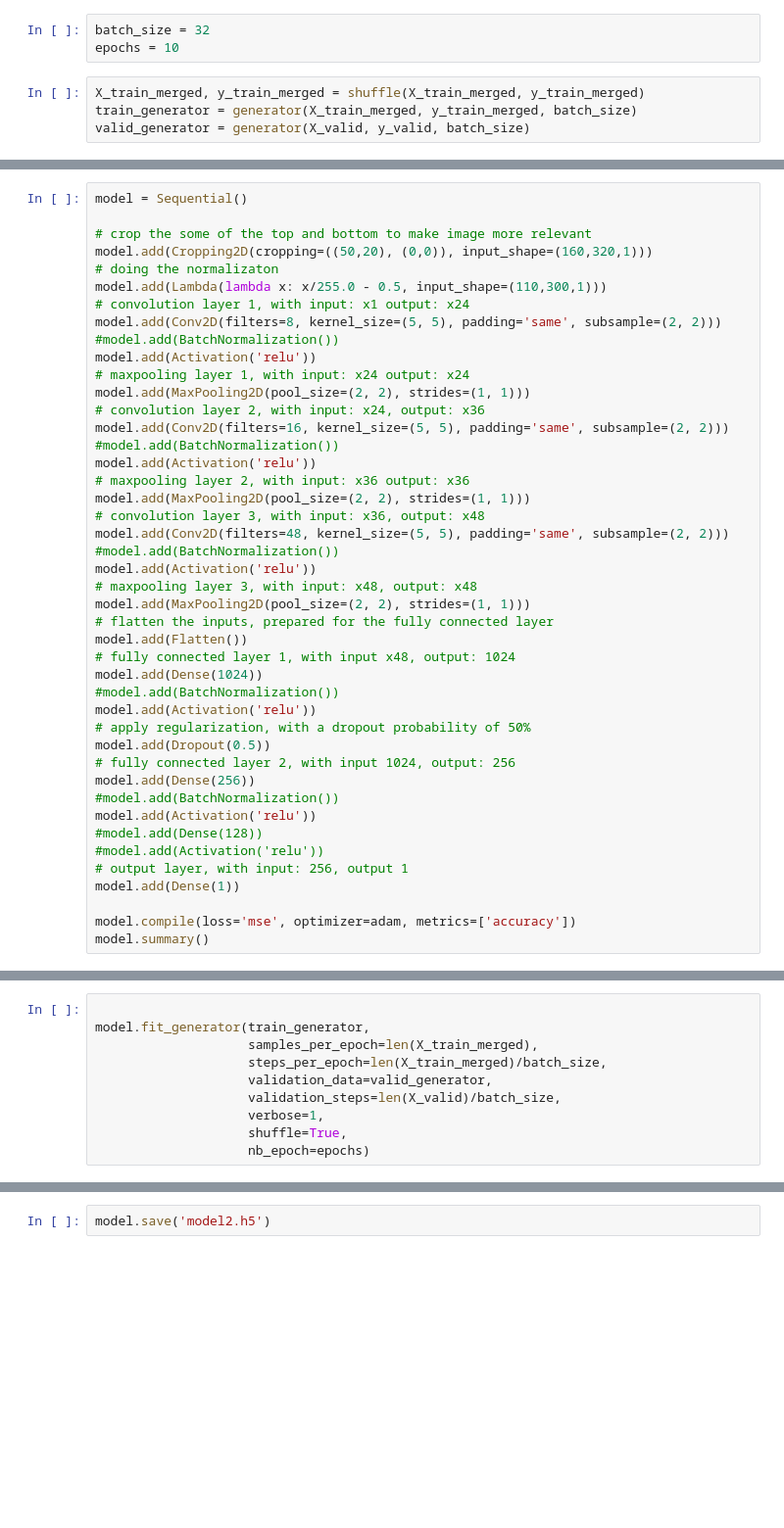
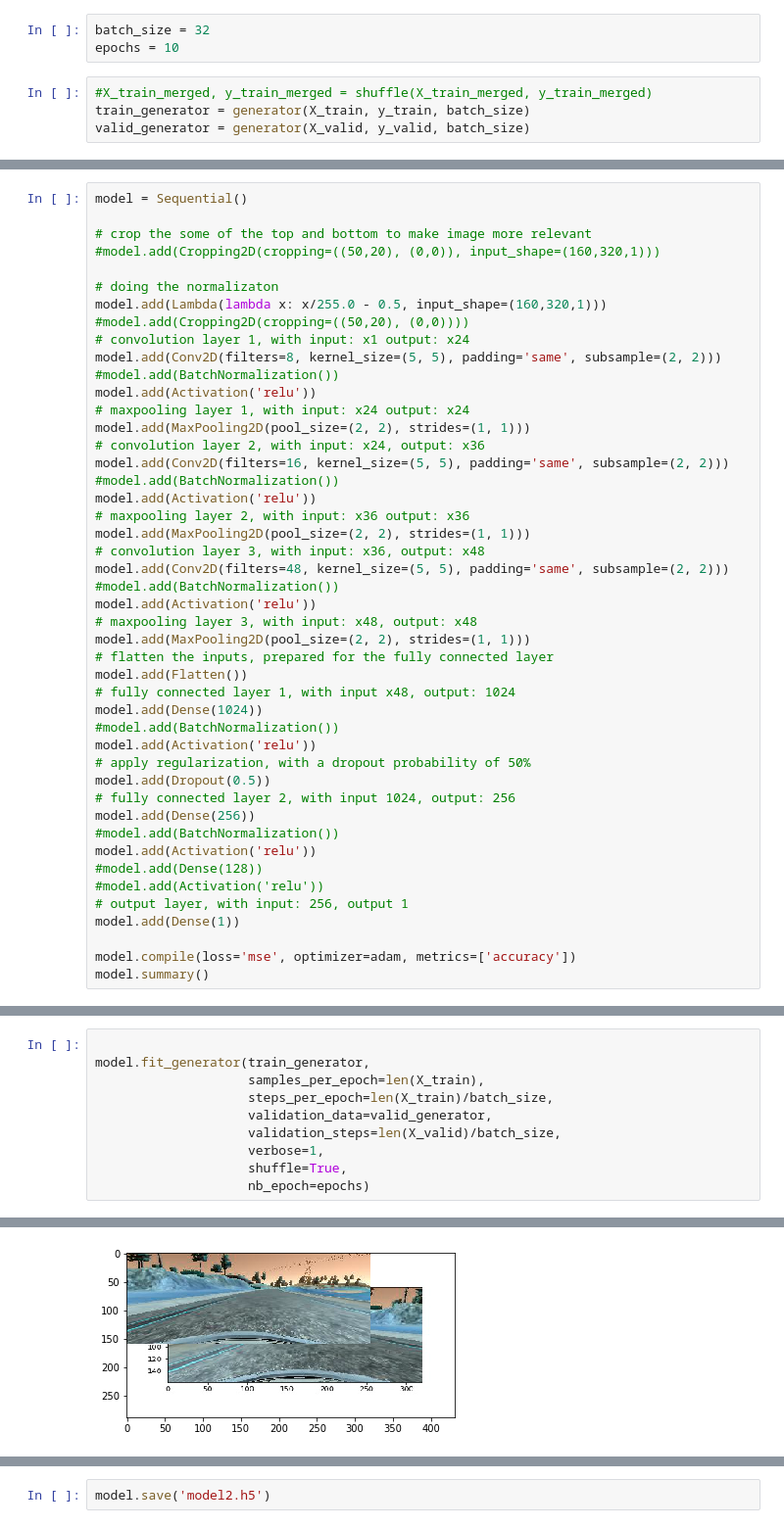
Before and after one commit to morningbob/Udacity_Self_Driving_Car_Nanodegree, a Jupyter notebook: cloning.ipynb, the cells around one changed output, grey strips where cells are left out. Shown at 98% size. Drawn from its saved outputs; the diff is of its cells as text; blank space fills up the shorter version.

```diff
--- a/cloning.ipynb
+++ b/cloning.ipynb
@@ -167,8 +227,8 @@ batch_x, batch_y = next(generator(X_train, y_train, 32))
 batch_size = 32
 epochs = 10
 # %%
-X_train_merged, y_train_merged = shuffle(X_train_merged, y_train_merged)
-train_generator = generator(X_train_merged, y_train_merged, batch_size)
+#X_train_merged, y_train_merged = shuffle(X_train_merged, y_train_merged)
+train_generator = generator(X_train, y_train, batch_size)
 valid_generator = generator(X_valid, y_valid, batch_size)
 # %%
 #plt.imshow(batch_x[31], cmap='gray')
@@ -188,9 +248,11 @@ len(y_train_merged)
 model = Sequential()
 
 # crop the some of the top and bottom to make image more relevant
-model.add(Cropping2D(cropping=((50,20), (0,0)), input_shape=(160,320,1)))
+#model.add(Cropping2D(cropping=((50,20), (0,0)), input_shape=(160,320,1)))
+
 # doing the normalizaton
-model.add(Lambda(lambda x: x/255.0 - 0.5, input_shape=(110,300,1)))
+model.add(Lambda(lambda x: x/255.0 - 0.5, input_shape=(160,320,1)))
+#model.add(Cropping2D(cropping=((50,20), (0,0))))
 # convolution layer 1, with input: x1 output: x24
 model.add(Conv2D(filters=8, kernel_size=(5, 5), padding='same', subsample=(2, 2)))
 #model.add(BatchNormalization())
@@ -249,8 +311,8 @@ _________________________________________________________________
 # %%
 
 model.fit_generator(train_generator,
-                    samples_per_epoch=len(X_train_merged),
-                    steps_per_epoch=len(X_train_merged)/batch_size,
+                    samples_per_epoch=len(X_train),
+                    steps_per_epoch=len(X_train)/batch_size,
                     validation_data=valid_generator,
                     validation_steps=len(X_valid)/batch_size,
                     verbose=1,
@@ -261,0 +371 @@ ValueError: Error when checking input: expected cropping2d_4_input to have 4 dim
+[figure, added]
```
Also changed, not shown: parts of 16 cells of this notebook.
